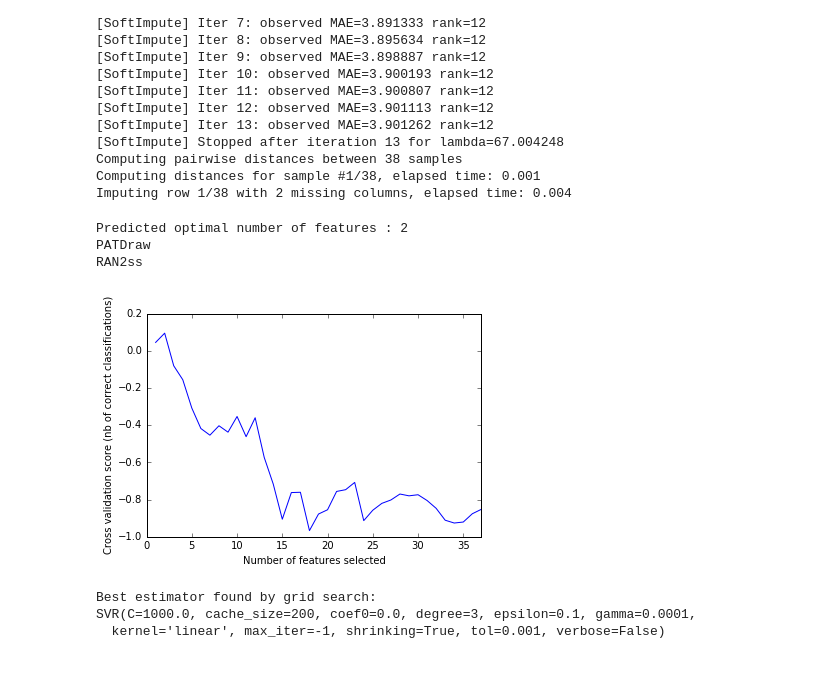
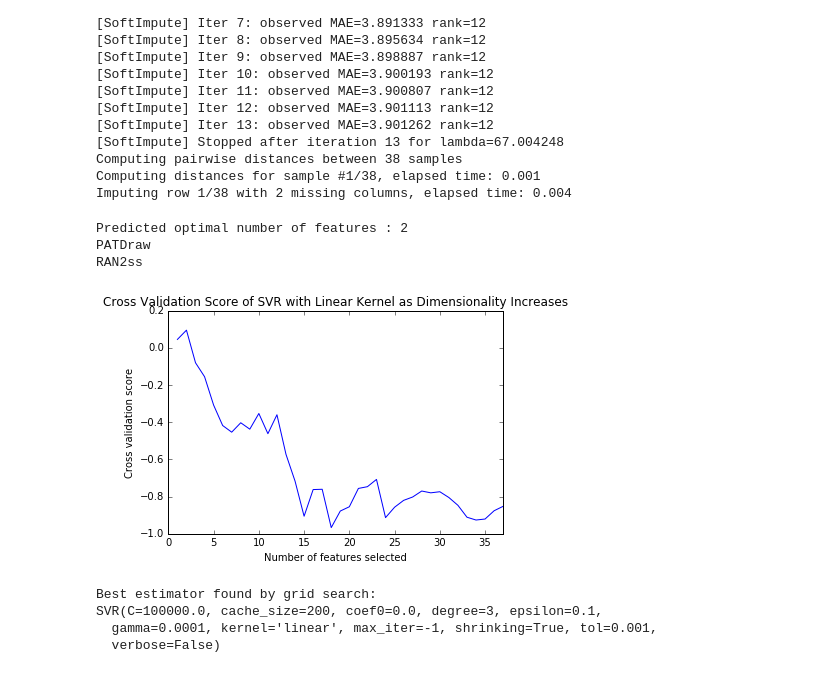
Before and after one commit to vickiew/START, a Jupyter notebook: STARTstudy.ipynb, the cells around one changed output. Cells and saved outputs as stored; diff of their text form; code cells hidden in the pictures.

```diff
--- a/STARTstudy.ipynb
+++ b/STARTstudy.ipynb
@@ -229,35 +226,36 @@ svr = SVR(kernel = "linear")
 pa = linear_model.PassiveAggressiveRegressor()
 rfecv = RFECV(estimator=svr,step=1,cv=KFold(np.ravel(np.ravel(y).shape),2))
 postpred = rfecv.fit(Bnorm,np.ravel(y))
 
 print("Predicted optimal number of features : %d" % postpred.n_features_)
 numcol = postpred.n_features_ #can change
 M = np.empty([38,numcol])
 i = 0
 j = 0
 for boolean in postpred.support_:
     if(boolean):
         print(B.columns[i])
     if(postpred.ranking_[i] <= numcol - postpred.n_features_+1):
         M[:,j] = Bnorm[:,i]
         j += 1
     i+=1
 
 #print(postpred.ranking_)
 #print(M)
 
 plt.figure()
 plt.xlabel("Number of features selected")
-plt.ylabel("Cross validation score (nb of correct classifications)")
+plt.ylabel("Cross validation score")
+plt.title('Cross Validation Score of SVR with Linear Kernel as Dimensionality Increases')
 plt.plot(range(1, len(rfecv.grid_scores_) + 1), rfecv.grid_scores_)
 axes = plt.gca()
 axes.set_xlim([0,37])
 plt.show()
 # %% [output]
 Predicted optimal number of features : 2
 PATDraw
 RAN2ss
-[figure, old version]
+[figure, new version]
 # %%
 M = scaler.fit_transform(M)
 M_train, M_test, y_train, y_test = train_test_split(M, y, test_size=0.5)
@@ -271,13 +269,14 @@ print(clf.best_estimator_)
 
 y_pred = clf.predict(M_test)
 score = clf.score(M_test,np.ravel(y_test))
-y_currbestpred = clf.predict(M_test)
+y_currbestpred = y_pred
 currbestscore = score
 currbestnum = numcol
 # %% [output]
 Best estimator found by grid search:
-SVR(C=1000.0, cache_size=200, coef0=0.0, degree=3, epsilon=0.1, gamma=0.0001,
-  kernel='linear', max_iter=-1, shrinking=True, tol=0.001, verbose=False)
+SVR(C=100000.0, cache_size=200, coef0=0.0, degree=3, epsilon=0.1,
+  gamma=0.0001, kernel='linear', max_iter=-1, shrinking=True, tol=0.001,
+  verbose=False)
 # %%
 fig, ax = plt.subplots()
 ax.scatter(y_test, y_pred)
```
Also changed, not shown: parts of 11 cells of this notebook.
